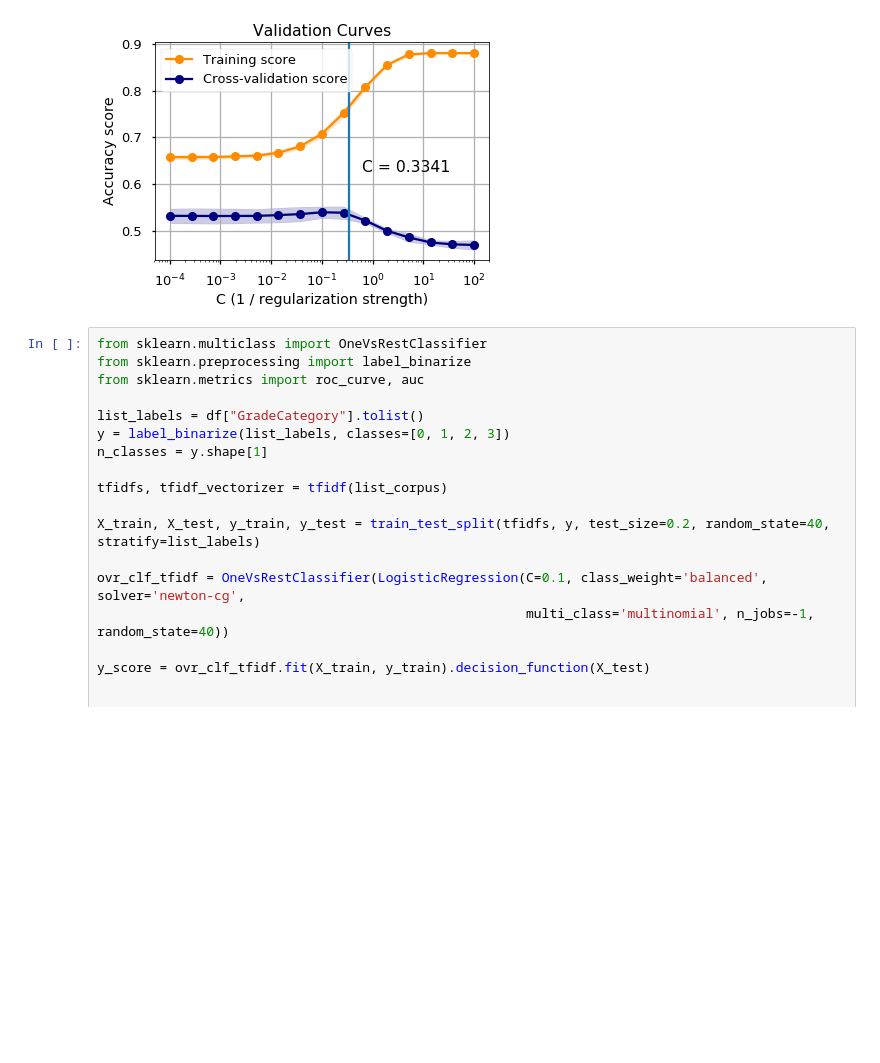
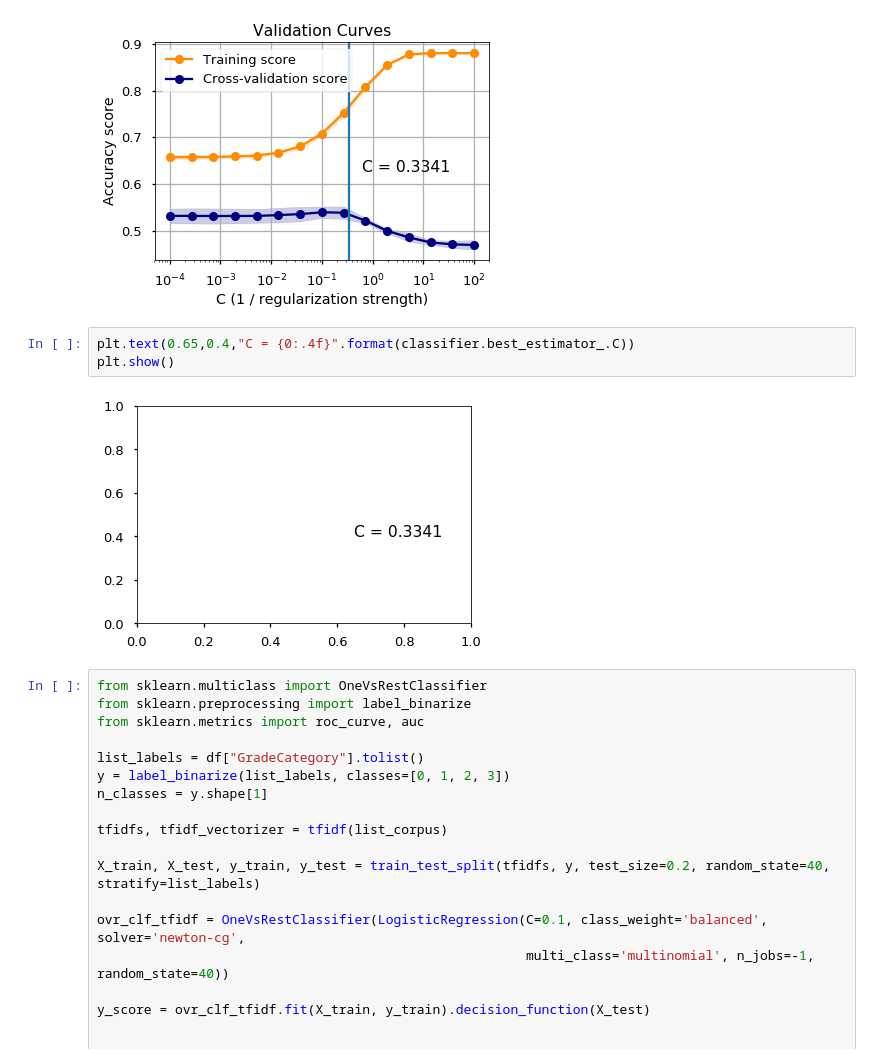
Before and after one commit to sameerank/book-description-nlp, a Jupyter notebook: Training testing split analysis.ipynb, the cells around one changed output. Cells and saved outputs as stored; diff of their text form; blank space fills up the shorter version.

```diff
--- a/Training testing split analysis.ipynb
+++ b/Training testing split analysis.ipynb
@@ -294,6 +294,11 @@ plt.text(0.61,0.625,"C = {0:.4f}".format(classifier.best_estimator_.C))
 plt.show()
 # %% [output]
 [figure]
+# %%
+plt.text(0.65,0.4,"C = {0:.4f}".format(classifier.best_estimator_.C))
+plt.show()
+# %% [output]
+[figure, added]
 # %%
 from sklearn.multiclass import OneVsRestClassifier
 from sklearn.preprocessing import label_binarize
```
Also changed, not shown: 5 other files.
